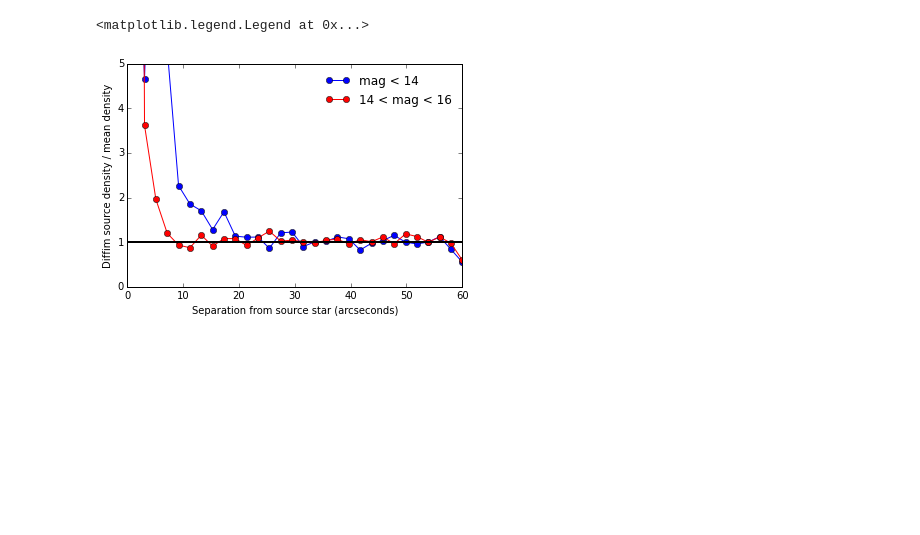
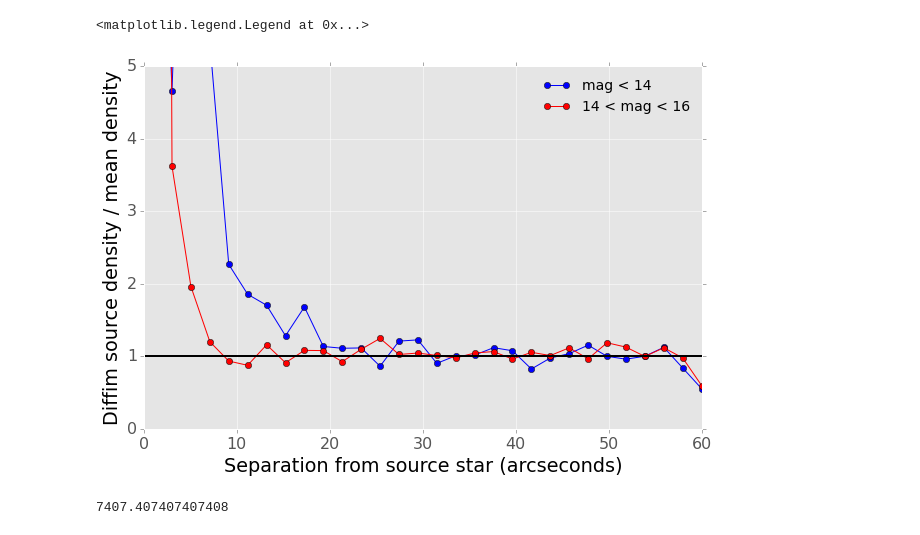
Before and after one commit to ctslater/lsst_ideas, a Jupyter notebook: star_diffim_correlation.ipynb, the cells around one changed output. Cells and saved outputs as stored; diff of their text form; code cells hidden in the pictures; blank space fills up the shorter version.

```diff
--- a/star_diffim_correlation.ipynb
+++ b/star_diffim_correlation.ipynb
@@ -8,6 +8,11 @@ import astropy.units as u
 import sqlalchemy
 from sqlalchemy.orm import sessionmaker
 
+plt.style.use('ggplot')
+plt.rcParams['figure.figsize'] = (10.0, 6.5)
+plt.rcParams['font.size'] = 16
+plt.rcParams['axes.labelcolor'] = "#000000"
+
 from star_diffim_correlation import SourceDetectionCorrelation as SDC
 # %%
 engine = sqlalchemy.create_engine('sqlite:///star_diffim.sqlite3')
@@ -29,25 +34,29 @@ def make_normalized_histogram(filtered_query, bins):
 # %%
 bins = linspace(0,120,60)
 bin_centers = 0.5*(bins[1:] + bins[:-1])
 
 # 60 chips. 0.045 sq deg per chip. 3600**2 sq arcsec per sq deg
 # 20e3 detections is what I get from counting on visit 197391
 mean_density = 20e3 / (60 * 0.045) / 3600.0**2
 
 filtered_query = session.query(SDC).filter(SDC.source_mag < 14)
 normalized_H = make_normalized_histogram(filtered_query, bins)
 plt.plot(bin_centers, normalized_H/mean_density, 'bo-', label="mag < 14")
 
 filtered_query = session.query(SDC).filter(SDC.source_mag > 14, SDC.source_mag < 16)
 normalized_H = make_normalized_histogram(filtered_query, bins)
 plt.plot(bin_centers, normalized_H/mean_density, 'ro-', label="14 < mag < 16")
 
 plt.axhline(1, color='k', ls='-', lw=2)
 plt.ylim(0,5)
 plt.xlim(0,60)
 plt.xlabel("Separation from source star (arcseconds)")
 plt.ylabel("Diffim source density / mean density")
-plt.legend(frameon=False, loc="upper right")
+plt.legend(frameon=False, loc="upper right", fontsize=14)
 # %% [output]
 <matplotlib.legend.Legend at 0x...>
-[figure, old version]
+[figure, new version]
+# %%
+mean_density * 3600**2
+# %% [output]
+7407.407407407408
```
Also changed, not shown: 1 other file.
